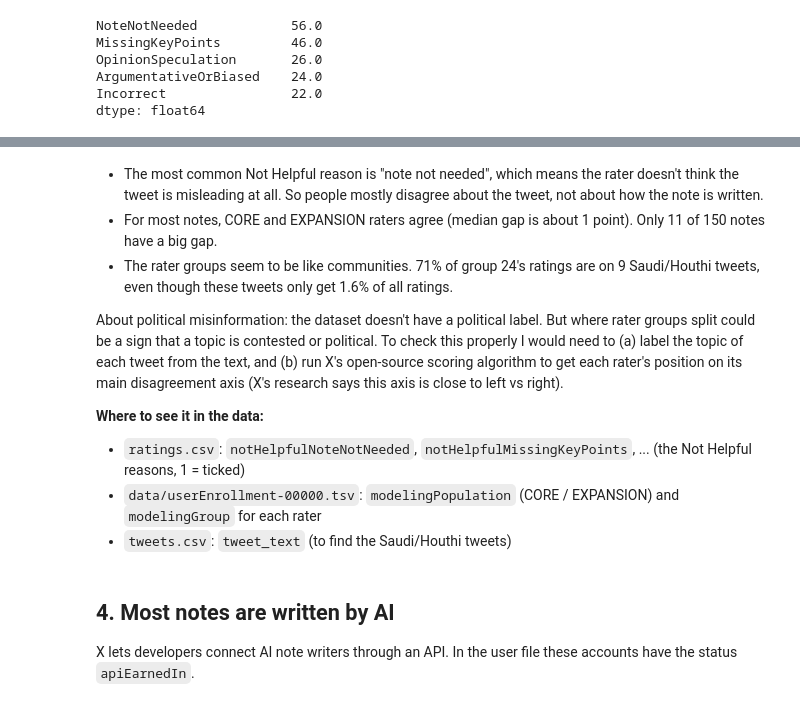
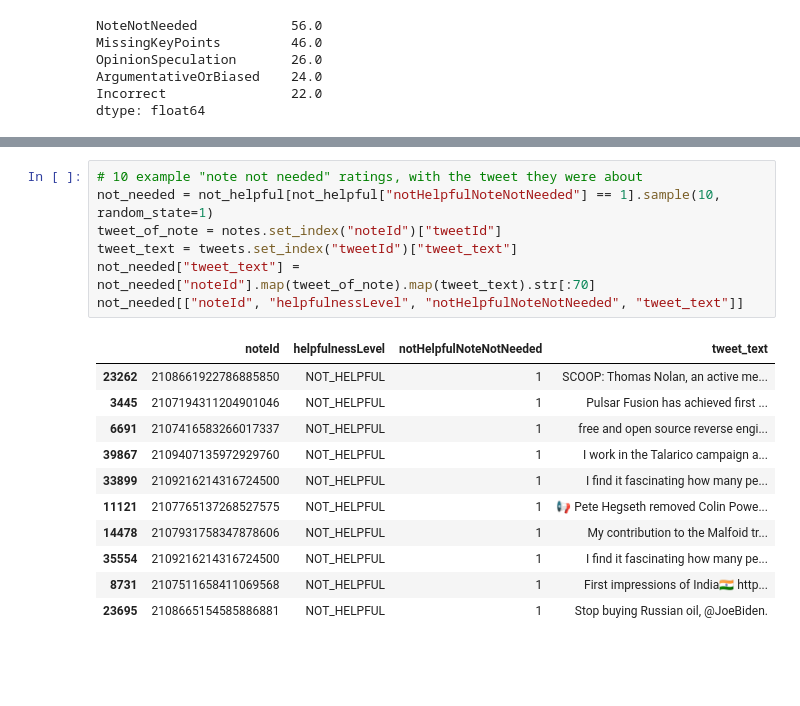
Before and after one commit to Dhanush-0017/community-notes, a Jupyter notebook: eda_summary.ipynb, the cells around one changed output, grey strips where cells are left out. Cells and saved outputs as stored; diff of their text form; blank space fills up the shorter version.

```diff
--- a/eda_summary.ipynb
+++ b/eda_summary.ipynb
@@ -186,20 +144,19 @@ share of all ratings given by group 13:      49%
-# %% [markdown]
-- The most common Not Helpful reason is "note not needed", which means the rater doesn't think the tweet is misleading at all.
-  So people mostly disagree about the tweet, not about how the note is written.
-- For most notes, CORE and EXPANSION raters agree (median gap is about 1 point). Only 11 of 150 notes have a big gap.
-- The rater groups seem to be like communities. 71% of group 24's ratings are on 9 Saudi/Houthi tweets,
-  even though these tweets only get 1.6% of all ratings.
-
-About political misinformation: the dataset doesn't have a political label. But where rater groups split could be a sign
-that a topic is contested or political. To check this properly I would need to (a) label the topic of each tweet from the text,
-and (b) run X's open-source scoring algorithm to get each rater's position on its main disagreement axis
-(X's research says this axis is close to left vs right).
-
-**Where to see it in the data:**
-- `ratings.csv`: `notHelpfulNoteNotNeeded`, `notHelpfulMissingKeyPoints`, ... (the Not Helpful reasons, 1 = ticked)
-- `data/userEnrollment-00000.tsv`: `modelingPopulation` (CORE / EXPANSION) and `modelingGroup` for each rater
-- `tweets.csv`: `tweet_text` (to find the Saudi/Houthi tweets)
-# %% [markdown]
-## 4. Most notes are written by AI
-
-X lets developers connect AI note writers through an API. In the user file these accounts have the status `apiEarnedIn`.
+# %%
+# 10 example "note not needed" ratings, with the tweet they were about
+not_needed = not_helpful[not_helpful["notHelpfulNoteNotNeeded"] == 1].sample(10, random_state=1)
+tweet_of_note = notes.set_index("noteId")["tweetId"]
+tweet_text = tweets.set_index("tweetId")["tweet_text"]
+not_needed["tweet_text"] = not_needed["noteId"].map(tweet_of_note).map(tweet_text).str[:70]
+not_needed[["noteId", "helpfulnessLevel", "notHelpfulNoteNotNeeded", "tweet_text"]]
+# %% [output]
+|  | noteId | helpfulnessLevel | notHelpfulNoteNotNeeded | tweet_text |
+| 23262 | 2108661922786885850 | NOT_HELPFUL | 1 | SCOOP: Thomas Nolan, an active me... |
+| 3445 | 2107194311204901046 | NOT_HELPFUL | 1 | Pulsar Fusion has achieved first ... |
+| 6691 | 2107416583266017337 | NOT_HELPFUL | 1 | free and open source reverse engi... |
+| 39867 | 2109407135972929760 | NOT_HELPFUL | 1 | I work in the Talarico campaign a... |
+| 33899 | 2109216214316724500 | NOT_HELPFUL | 1 | I find it fascinating how many pe... |
+| 11121 | 2107765137268527575 | NOT_HELPFUL | 1 | 📢 Pete Hegseth removed Colin Powe... |
+| 14478 | 2107931758347878606 | NOT_HELPFUL | 1 | My contribution to the Malfoid tr... |
+| 35554 | 2109216214316724500 | NOT_HELPFUL | 1 | I find it fascinating how many pe... |
+| 8731 | 2107511658411069568 | NOT_HELPFUL | 1 | First impressions of India🇮🇳 http... |
+| 23695 | 2108665154585886881 | NOT_HELPFUL | 1 | Stop buying Russian oil, @JoeBiden. |
```
Also changed, not shown: parts of 20 cells of this notebook, 8 other files.
